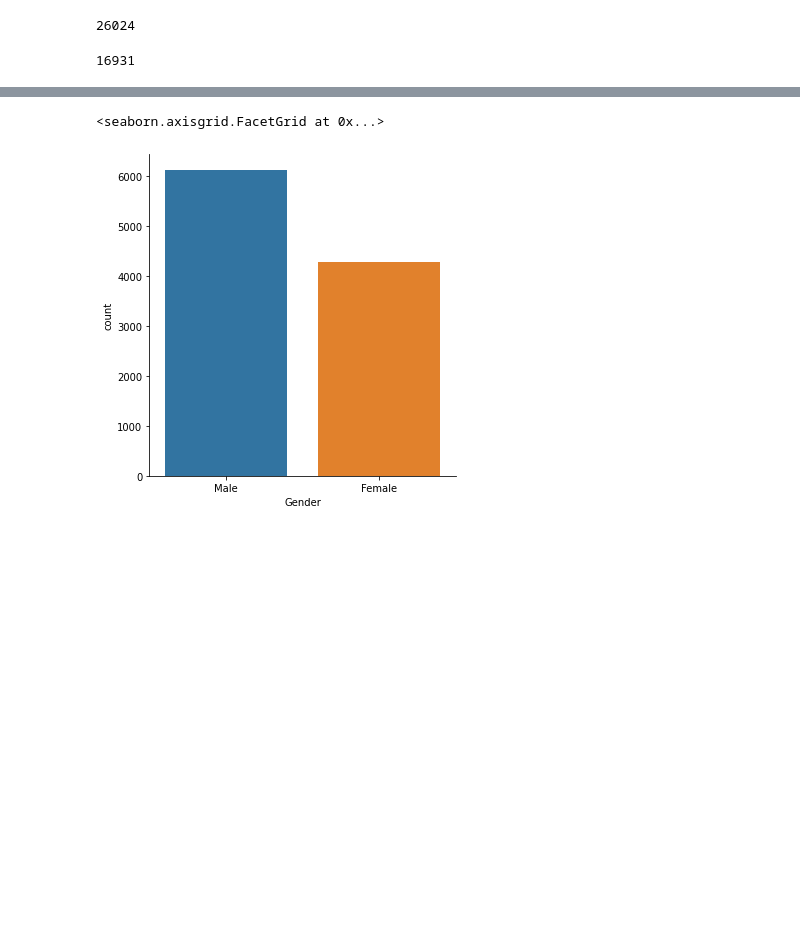
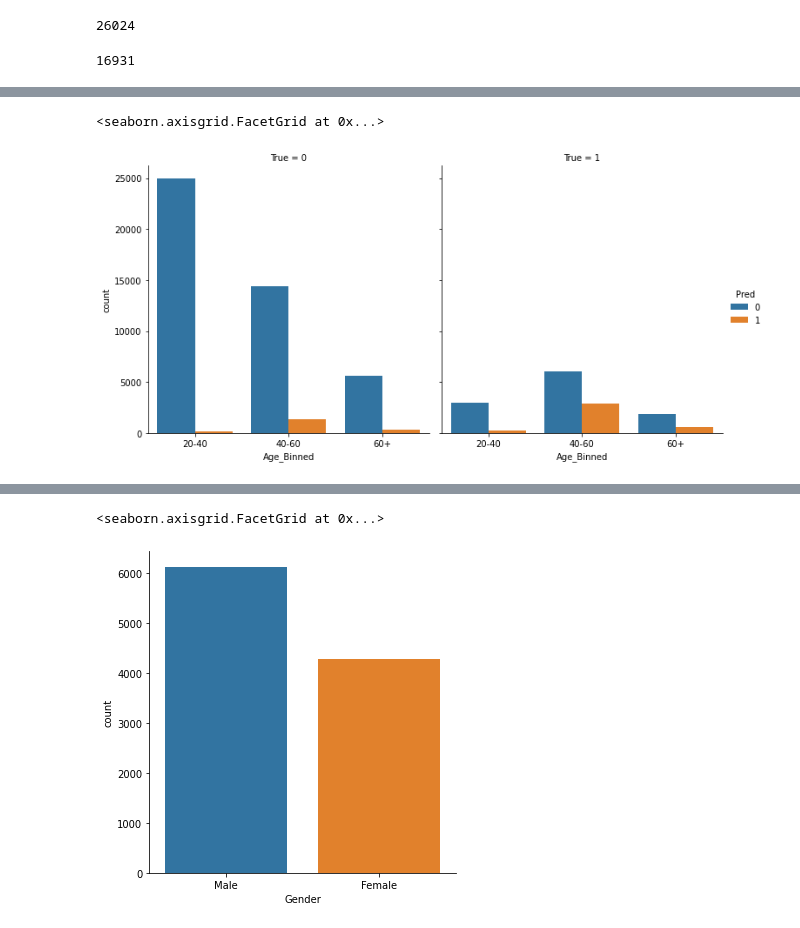
Before and after one commit to avidutta20/challenge_may21, a Jupyter notebook: model.ipynb, the cells around one changed output, grey strips where cells are left out. Cells and saved outputs as stored; diff of their text form; code cells hidden in the pictures; blank space fills up the shorter version.

```diff
--- a/model.ipynb
+++ b/model.ipynb
@@ -862,0 +879,6 @@ check_df
+# %%
+sns.catplot(x='Age_Binned',kind = 'count', hue = 'Pred', data=x_test_check , col = 'True')
+# sns.catplot(x='Vintage_max',kind = 'count', hue = 'True',data=x_test_check)
+# %% [output]
+<seaborn.axisgrid.FacetGrid at 0x...>
+[figure, added]
```
Also changed, not shown: parts of 18 cells of this notebook.
